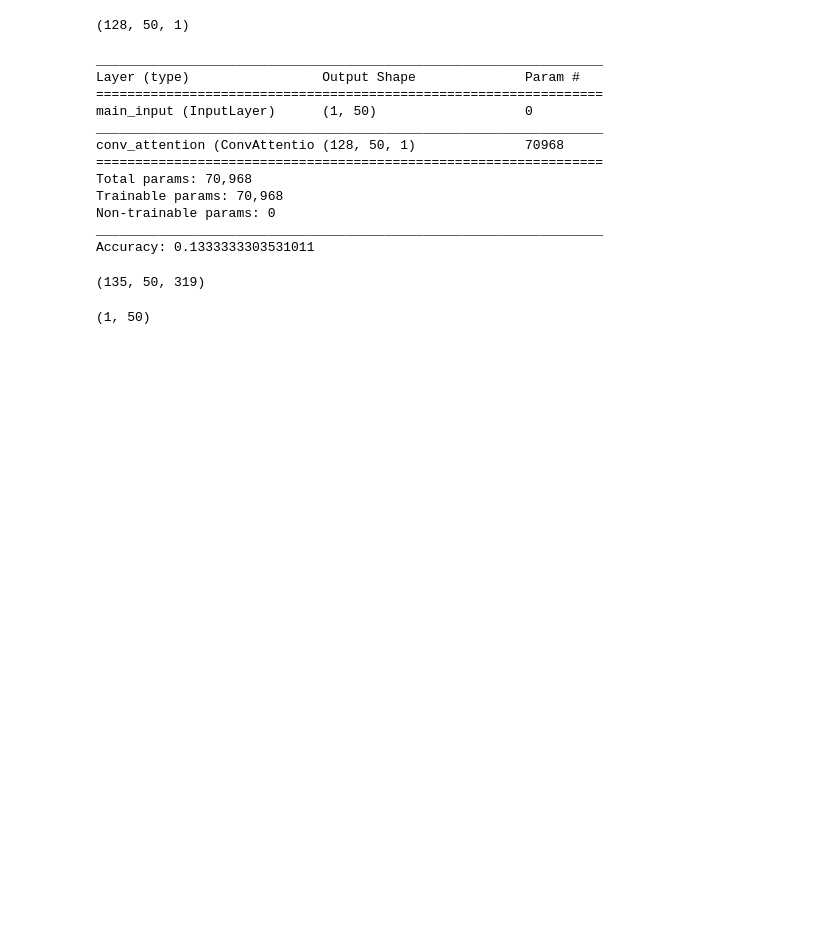
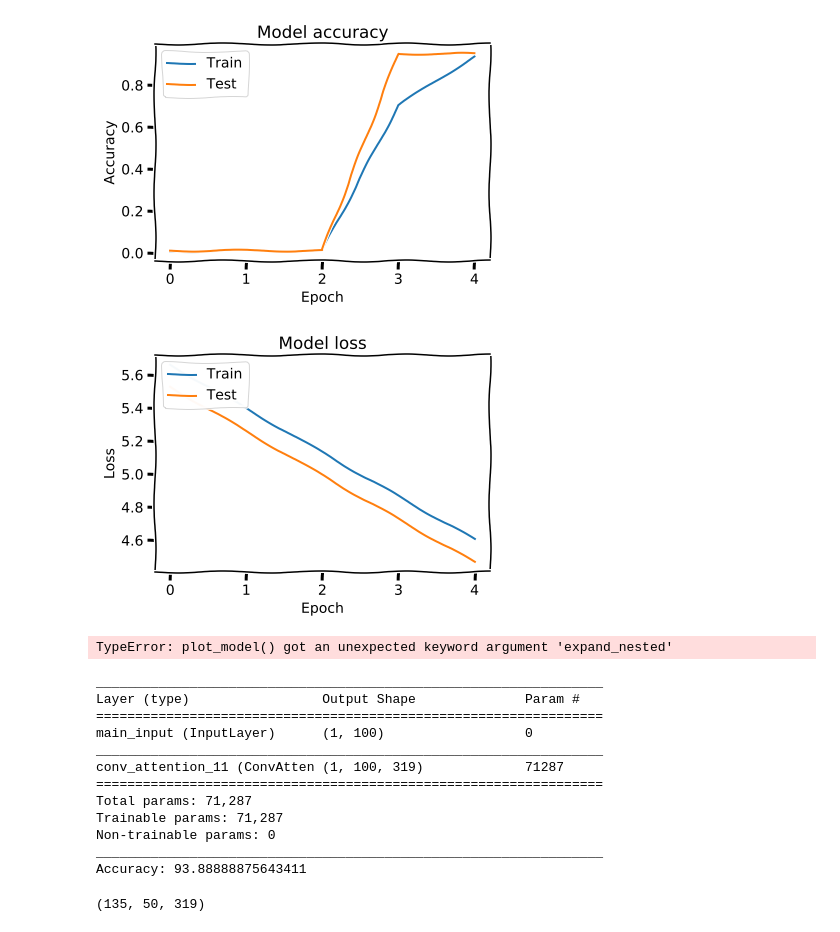
Before and after one commit to samialabed/method-name-prediction, a Jupyter notebook: notebooks/00-initial-exploration.ipynb, the cells around one changed output. Drawn from its saved outputs; the diff is of its cells as text; code cells hidden in the pictures; blank space fills up the shorter version.

Commit message:
Add experiements that overfit on CNN-attention model

```diff
--- a/notebooks/00-initial-exploration.ipynb
+++ b/notebooks/00-initial-exploration.ipynb
@@ -35,9 +18,10 @@ data = PreProcessor(config=PreProcessor.DEFAULT_CONFIG,
 vocab = data.metadata['token_vocab']
 processed = data.get_tensorise_data()
 # %%
+import numpy as np
 from tensorflow.python import keras
 from tensorflow.python.keras import layers
-import numpy as np
+
 from models.cnn_attention import ConvAttention
 
 embedding_dim = 128
@@ -46,7 +30,8 @@ max_chunk_length = data.config['max_chunk_length']
 code_snippet = processed['body_tokens']
 label_name = np.expand_dims(processed['name_tokens'], 2)
 # label_name = keras.utils.to_categorical(processed['name_tokens'], num_classes=vocabulary_size)
-print("Vocab Size: {} Code snippet len: {} label_name len: {}".format(vocabulary_size, len(code_snippet), len(label_name)))
+print("Vocab Size: {} Code snippet len: {} label_name len: {}".format(vocabulary_size, len(code_snippet),
+                                                                      len(label_name)))
 
 # TODO make the input a json file and parse it
 batch_size = 1
@@ -75,7 +60,7 @@ cnn_layer = ConvAttention(vocabulary_size=vocabulary_size,
                           dropout_rate=dropout_rate)
 
 optimizer = keras.optimizers.Nadam()  # RMSprop with Nesterov momentum
-loss_func = keras.losses.mean_squared_error
+loss_func = keras.losses.sparse_categorical_crossentropy
 
 # define execution
 cnn_output = cnn_layer(main_input)
@@ -86,5 +71,11 @@ model.compile(optimizer=optimizer,
 # fit the model
 tbCallBack = keras.callbacks.TensorBoard(log_dir='./Graph', histogram_freq=0, write_graph=True, write_images=True)
 
-history = model.fit(code_snippet, label_name, epochs=5, verbose=2, batch_size=batch_size, callbacks=[tbCallBack])
+history = model.fit(code_snippet,
+                    label_name,
+                    epochs=5,
+                    verbose=2,
+                    batch_size=batch_size,
+                    callbacks=[tbCallBack],
+                    validation_split=0.2)
 # %% [output]
@@ -113,10 +104,27 @@ Epoch 5/5
-# %%
-layer_name = 'conv_attention'
-model.predict(code_snippet[0].reshape(1, -1), steps=1).shape
-
-# model.predict(code_snippet[0].reshape(1, -1), batch_size=1)
-# %% [output]
-(128, 50, 1)
+# %%
+import matplotlib.pyplot as plt
+
+# Plot training & validation accuracy values
+plt.plot(history.history['acc'])
+plt.plot(history.history['val_acc'])
+plt.title('Model accuracy')
+plt.ylabel('Accuracy')
+plt.xlabel('Epoch')
+plt.legend(['Train', 'Test'], loc='upper left')
+plt.show()
+
+# Plot training & validation loss values
+plt.plot(history.history['loss'])
+plt.plot(history.history['val_loss'])
+plt.title('Model loss')
+plt.ylabel('Loss')
+plt.xlabel('Epoch')
+plt.legend(['Train', 'Test'], loc='upper left')
+plt.show()
+# %% [output]
+[figure, added]
+[figure, added]
+TypeError: plot_model() got an unexpected keyword argument 'expand_nested'
 # %%
 model.summary()
 # # overfit and evaluate the model
@@ -126,15 +134,15 @@ print('Accuracy: {}'.format(accuracy * 100))
 _________________________________________________________________
 Layer (type)                 Output Shape              Param #
 =================================================================
-main_input (InputLayer)      (1, 50)                   0
+main_input (InputLayer)      (1, 100)                  0
 _________________________________________________________________
-conv_attention (ConvAttentio (128, 50, 1)              70968
+conv_attention_11 (ConvAtten (1, 100, 319)             71287
 =================================================================
-Total params: 70,968
-Trainable params: 70,968
+Total params: 71,287
+Trainable params: 71,287
 Non-trainable params: 0
 _________________________________________________________________
-Accuracy: 0.1333333303531011
+Accuracy: 93.88888875643411
 # %%
 # translate prediction
 
@@ -149,7 +157,3 @@ from data.utils import translate_tokenized_array_to_list_words
 keras.utils.to_categorical(processed['name_tokens'], num_classes=vocabulary_size).shape
 # %% [output]
 (135, 50, 319)
-# %%
-code_snippet[0].reshape(1, -1).shape
-# %% [output]
-(1, 50)
```
Also changed, not shown: parts of 4 cells of this notebook, 1 other file.
